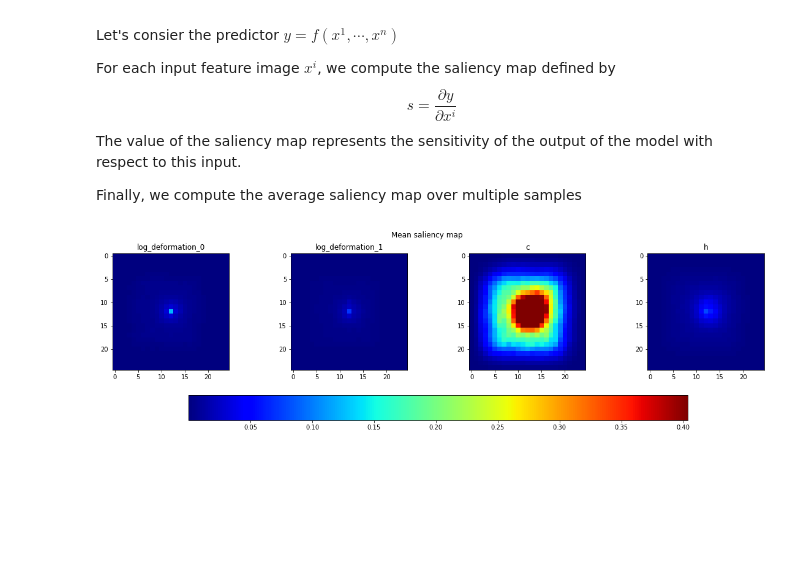
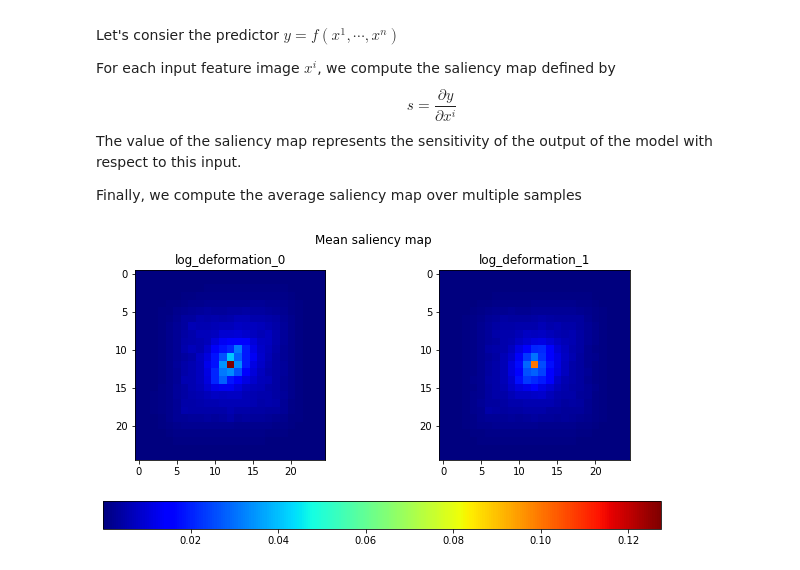
Before and after one commit to nansencenter/SID-NN, a Jupyter notebook: training.ipynb, the cells around one changed output. Saved outputs shown, nothing was run; the diff lists cells and outputs as text; code cells hidden in the pictures; blank space fills up the shorter version.

```diff
--- a/training.ipynb
+++ b/training.ipynb
@@ -19,7 +19,7 @@ from scipy import stats
 Set the experiment name and load the experiment setting
 # %%
 # Name of the experiment
-name = '4var'
+name = 'exp4'
 
 # Root of all directory used
 rootdir = '/mnt/sfe-ns9602k/Julien/data'
@@ -105,16 +106,16 @@ else:
     dmod['fname_score_saliency'] = 'saliency_score'
 
     # Patience of the early stopping
-    dmod['patience'] = 10 #5
+    dmod['patience'] = 15 #15 #5
 
     # number of epochs
-    dmod['epochs'] = 100
+    dmod['epochs'] = 300
 
     # Number of trials of the model experiment
-    dmod['max_trials'] = 15 #3
+    dmod['max_trials'] = 50 #50 #3
 
     # Size of the training set (None for selecting all the training set)
-    dmod['ntrain']= None #10000
+    dmod['ntrain']= None #None #10000
 
     # Save the dictionary in yaml format
     with open(os.path.join(model_dir,'model_params.yml'),'w') as file:
@@ -621,7 +622,7 @@ saliency = Saliency(model,
                     clone=False)
 # %%
 #Number of sample used to calculate the saliency map
-n_sample = 1000
+n_sample = 2000
 
 # Define the loss for the gradient computation
 def loss(output):
@@ -638,15 +639,15 @@ sigma_in = np.sqrt(model.layers[2].variance.numpy())
 # %%
 nc = len(exp_dict['colnames'])
 vmax = saliency_absmean.max()
 fig, ax = plt.subplots(ncols=nc,figsize=(5*nc,5))
 for i in range(nc):
-    im = ax[i].imshow(saliency_absmean[...,i]/sigma_in[i], cmap='jet', vmax = vmax)
+    im = ax[i].imshow(saliency_absmean[...,i], cmap='jet', vmax = vmax)
     ax[i].set_title(exp_dict['colnames'][i])
 
 fig.colorbar(im, ax=ax.ravel().tolist(),orientation='horizontal');
 fig.suptitle ('Mean saliency map');
 # %% [output]
-[figure, old version]
+[figure, new version]
 # %%
 #TODO ?
 #- saliency binned
```
Also changed, not shown: parts of 20 cells of this notebook, 3 other files.
